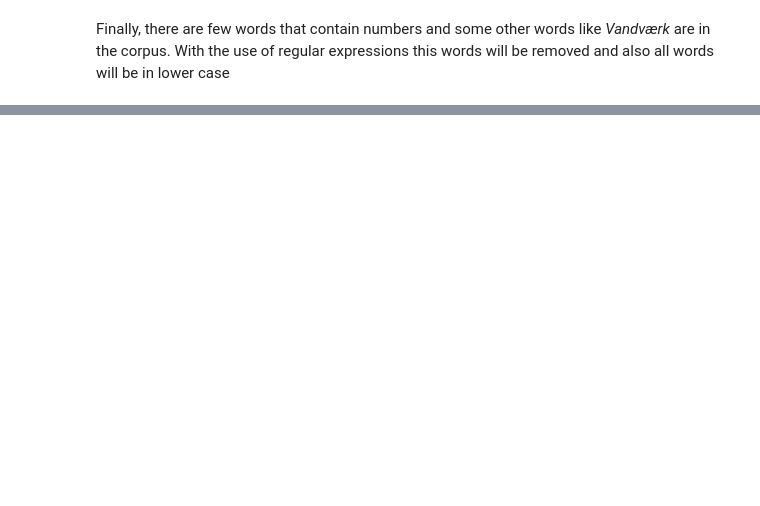
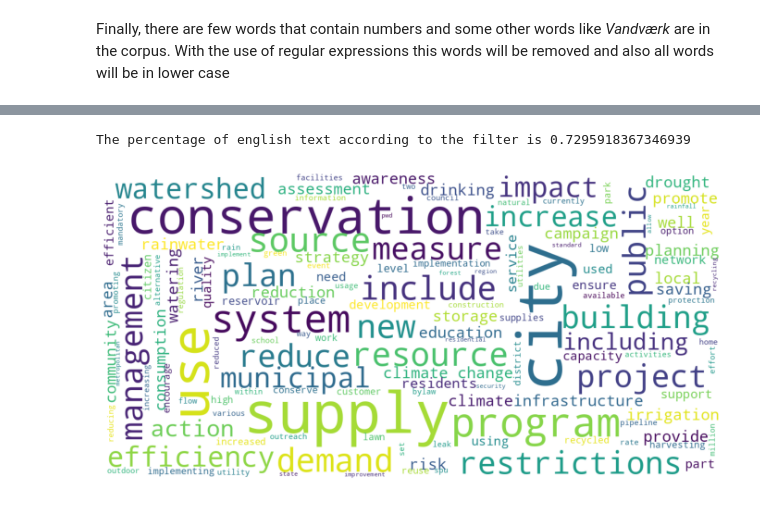
Before and after one commit to jjbuitrago/MDA_water_stress, a Jupyter notebook: project.ipynb, the cells around one changed output, grey strips where cells are left out. Saved outputs shown, nothing was run; the diff lists cells and outputs as text; code cells hidden in the pictures; blank space fills up the shorter version.

```diff
--- a/project.ipynb
+++ b/project.ipynb
@@ -491,0 +549,3 @@ plt.show()
+# %%
+df_actions = pd.read_csv("data/2017_-_Cities_Water_Actions.csv")
+df_actions.info()
@@ -491,0 +573,41 @@ plt.show()
+# %%
+# First remove the columns without information
+df_notna = df_actions[pd.isna(df_actions["Action description"])==False]
+
+# Get the descriptions of the risks for water stress
+target_text = df_notna[df_notna["Risks to city's water supply"] == "Increased water stress or scarcity"]["Action description"].unique()
+
+english_text = [text for text in target_text if is_english(text)]
+print(f"The percentage of english text according to the filter is {len(english_text)/len(target_text)}")
+
+tokenized_words =  [word_tokenize(x) for x in english_text]
+tokenized_words = [[word for word in x if word.isalnum()] for x in tokenized_words]
+
+my_stopwords = stopwords.words("english")
+my_stopwords.extend(["water", "stress"])
+stop_words = set(my_stopwords)
+filtered_words = [[word for word in _list if word.casefold() not in stop_words] for _list in tokenized_words]
+
+lemmatizer = WordNetLemmatizer()
+lemmatized_words = [[lemmatizer.lemmatize(word) for word in _list] for _list in filtered_words]
+
+final_words_actions = [[word.lower() for word in _list if bool(re.match(r"[a-zA-Z]", word))] for _list in filtered_words]
+
+final_words_actions = [" ".join(x) for x in final_words_actions]
+
+wordcloud = WordCloud(
+    background_color='white',
+    max_words=200,
+    max_font_size=40,
+    scale=3
+).generate(str(final_words_actions))
+
+# Display the generated image:
+fig = plt.figure(1, figsize=(12, 12))
+plt.axis('off')
+
+plt.imshow(wordcloud)
+plt.show()
+# %% [output]
+The percentage of english text according to the filter is 0.7295918367346939
+[figure, added]
```
Also changed, not shown: parts of 37 cells of this notebook, 7 other files.
